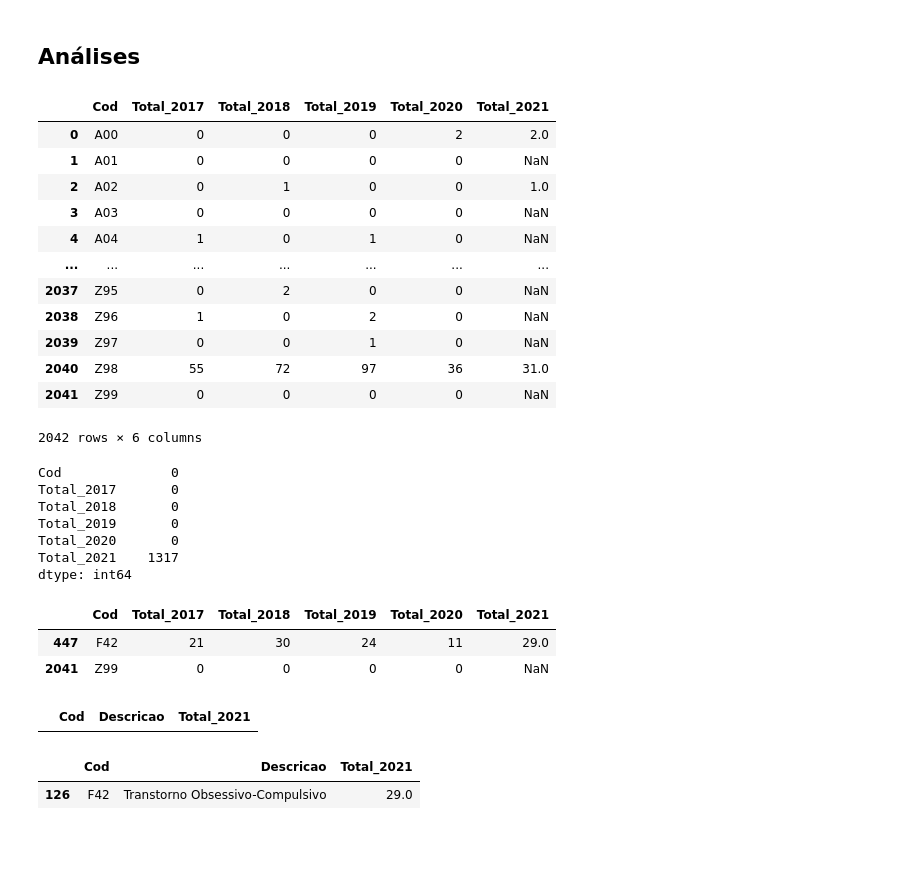
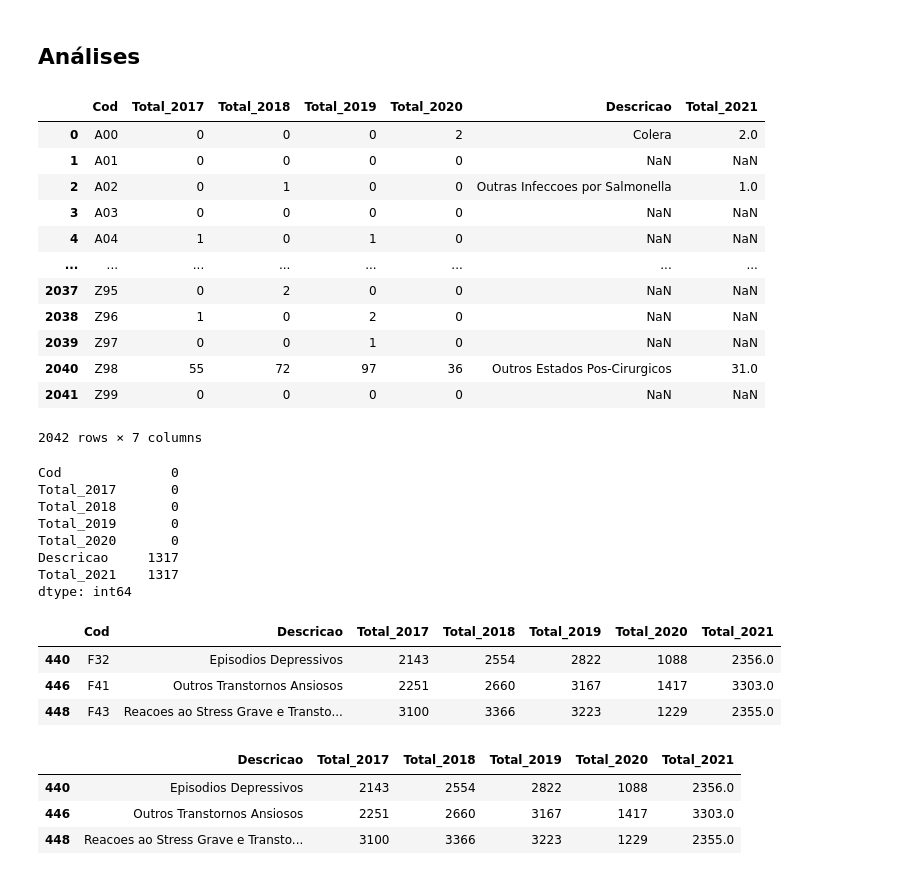
Before and after one commit to francodof/CID-10-ETL, a Jupyter notebook: CID10-Auxilios-Acid-Prev.ipynb, the cells around one changed output. Saved outputs shown, nothing was run; the diff lists cells and outputs as text; code cells hidden in the pictures; blank space fills up the shorter version.

```diff
--- a/CID10-Auxilios-Acid-Prev.ipynb
+++ b/CID10-Auxilios-Acid-Prev.ipynb
@@ -140,23 +140,23 @@ data_frames = [df2017a, df2018a, df2019a, df2020a, df2021a]
 df_merged = reduce(lambda left,right: pd.merge(left,right,on=['Cod'],
         how='left', sort=True), data_frames)
 # %%
-df_merged.drop(['Descricao_x', 'Descricao_y', 'Descricao'], axis=1, inplace=True)
+df_merged.drop(['Descricao_x', 'Descricao_y'], axis=1, inplace=True)
 # %%
 df_merged
 # %% [output]
-|  | Cod | Total_2017 | Total_2018 | Total_2019 | Total_2020 | Total_2021 |
-| 0 | A00 | 0 | 0 | 0 | 2 | 2.0 |
-| 1 | A01 | 0 | 0 | 0 | 0 | NaN |
-| 2 | A02 | 0 | 1 | 0 | 0 | 1.0 |
-| 3 | A03 | 0 | 0 | 0 | 0 | NaN |
-| 4 | A04 | 1 | 0 | 1 | 0 | NaN |
-| ... | ... | ... | ... | ... | ... | ... |
-| 2037 | Z95 | 0 | 2 | 0 | 0 | NaN |
-| 2038 | Z96 | 1 | 0 | 2 | 0 | NaN |
-| 2039 | Z97 | 0 | 0 | 1 | 0 | NaN |
-| 2040 | Z98 | 55 | 72 | 97 | 36 | 31.0 |
-| 2041 | Z99 | 0 | 0 | 0 | 0 | NaN |
+|  | Cod | Total_2017 | Total_2018 | Total_2019 | Total_2020 | Descricao | Total_2021 |
+| 0 | A00 | 0 | 0 | 0 | 2 | Colera | 2.0 |
+| 1 | A01 | 0 | 0 | 0 | 0 | NaN | NaN |
+| 2 | A02 | 0 | 1 | 0 | 0 | Outras Infeccoes por Salmonella | 1.0 |
+| 3 | A03 | 0 | 0 | 0 | 0 | NaN | NaN |
+| 4 | A04 | 1 | 0 | 1 | 0 | NaN | NaN |
+| ... | ... | ... | ... | ... | ... | ... | ... |
+| 2037 | Z95 | 0 | 2 | 0 | 0 | NaN | NaN |
+| 2038 | Z96 | 1 | 0 | 2 | 0 | NaN | NaN |
+| 2039 | Z97 | 0 | 0 | 1 | 0 | NaN | NaN |
+| 2040 | Z98 | 55 | 72 | 97 | 36 | Outros Estados Pos-Cirurgicos | 31.0 |
+| 2041 | Z99 | 0 | 0 | 0 | 0 | NaN | NaN |
-2042 rows × 6 columns
+2042 rows × 7 columns
 # %%
 df_merged.isna().sum()
 # %% [output]
@@ -165,20 +165,23 @@ Total_2017       0
 Total_2018       0
 Total_2019       0
 Total_2020       0
+Descricao     1317
 Total_2021    1317
 dtype: int64
 # %%
-df_merged[df_merged['Cod'].str.startswith(('Z99', 'F42'))]
+dfCat = df_merged[df_merged['Cod'].str.startswith(('F32', 'F41', 'F43'))]
+dfCat = dfCat[['Cod', 'Descricao', 'Total_2017', 'Total_2018', 'Total_2019', 'Total_2020', 'Total_2021']]
+dfCat
 # %% [output]
-|  | Cod | Total_2017 | Total_2018 | Total_2019 | Total_2020 | Total_2021 |
-| 447 | F42 | 21 | 30 | 24 | 11 | 29.0 |
-| 2041 | Z99 | 0 | 0 | 0 | 0 | NaN |
+|  | Cod | Descricao | Total_2017 | Total_2018 | Total_2019 | Total_2020 | Total_2021 |
+| 440 | F32 | Episodios Depressivos | 2143 | 2554 | 2822 | 1088 | 2356.0 |
+| 446 | F41 | Outros Transtornos Ansiosos | 2251 | 2660 | 3167 | 1417 | 3303.0 |
+| 448 | F43 | Reacoes ao Stress Grave e Transto... | 3100 | 3366 | 3223 | 1229 | 2355.0 |
-# %%
-df2021a[df2021a.index == 0]
-# %% [output]
-|  | Cod | Descricao | Total_2021 |
-# %%
-df2021a[df2021a['Cod'].str.contains('F42')]
-# %% [output]
-|  | Cod | Descricao | Total_2021 |
-| 126 | F42 | Transtorno Obsessivo-Compulsivo | 29.0 |
+# %%
+dfCat.drop('Cod', axis=1, inplace = True)
+dfCat
+# %% [output]
+|  | Descricao | Total_2017 | Total_2018 | Total_2019 | Total_2020 | Total_2021 |
+| 440 | Episodios Depressivos | 2143 | 2554 | 2822 | 1088 | 2356.0 |
+| 446 | Outros Transtornos Ansiosos | 2251 | 2660 | 3167 | 1417 | 3303.0 |
+| 448 | Reacoes ao Stress Grave e Transto... | 3100 | 3366 | 3223 | 1229 | 2355.0 |
```
Also changed, not shown: parts of 19 cells of this notebook.
